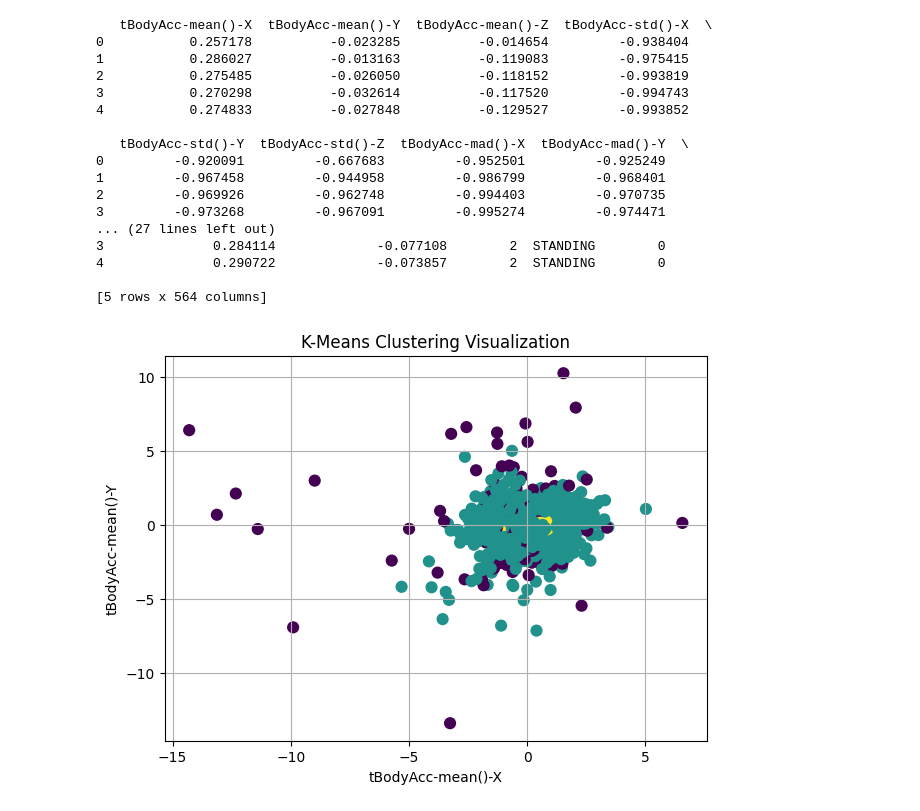
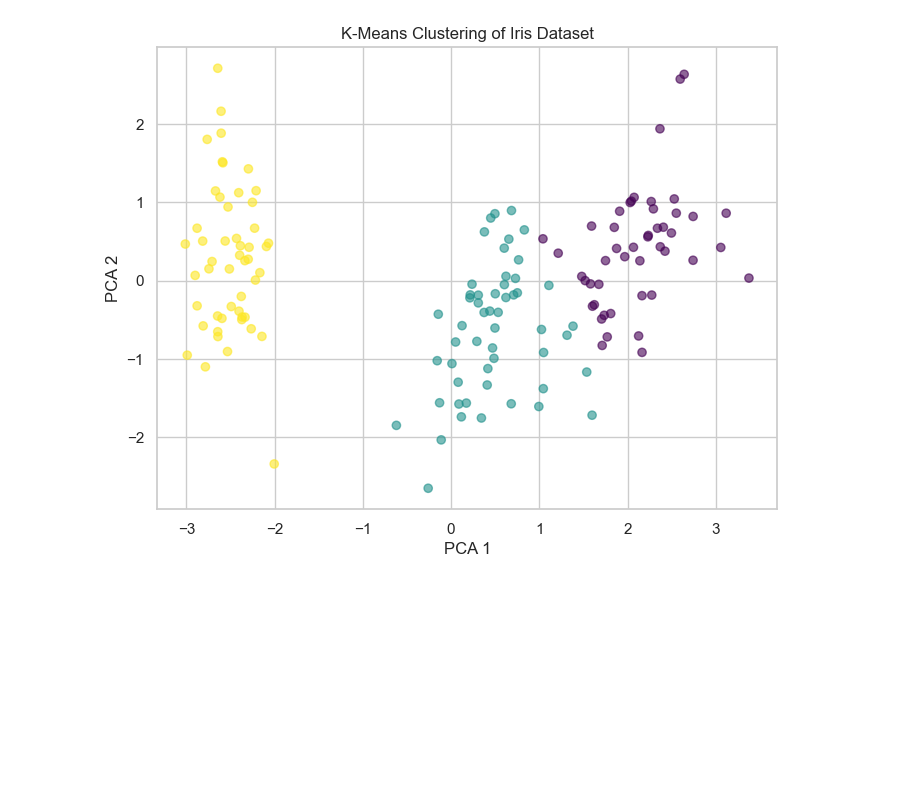
Before and after one commit to Dhriti1209/Machine-Learning-, a Jupyter notebook: kmeans.ipynb, the cells around one changed output. Cells and saved outputs as stored; diff of their text form; code cells hidden in the pictures; blank space fills up the shorter version.

```diff
--- a/kmeans.ipynb
+++ b/kmeans.ipynb
@@ -50,34 +72,12 @@ plt.show()
 # %%
-kmeans = KMeans(n_clusters=3, random_state=42)
-data['Cluster'] = kmeans.fit_predict(scaled_data)
+pca = PCA(n_components=2)
+data_pca = pca.fit_transform(data_scaled)
 
-print(data.head())
+plt.figure(figsize=(8,6))
+plt.scatter(data_pca[:,0], data_pca[:,1], c=clusters, cmap='viridis', alpha=0.6)
+plt.title('K-Means Clustering of Iris Dataset')
+plt.xlabel('PCA 1')
+plt.ylabel('PCA 2')
+plt.show()
 # %% [output]
-   tBodyAcc-mean()-X  tBodyAcc-mean()-Y  tBodyAcc-mean()-Z  tBodyAcc-std()-X  \
-0           0.257178          -0.023285          -0.014654         -0.938404
-1           0.286027          -0.013163          -0.119083         -0.975415
-2           0.275485          -0.026050          -0.118152         -0.993819
-3           0.270298          -0.032614          -0.117520         -0.994743
-4           0.274833          -0.027848          -0.129527         -0.993852
-
-   tBodyAcc-std()-Y  tBodyAcc-std()-Z  tBodyAcc-mad()-X  tBodyAcc-mad()-Y  \
-0         -0.920091         -0.667683         -0.952501         -0.925249
-1         -0.967458         -0.944958         -0.986799         -0.968401
-2         -0.969926         -0.962748         -0.994403         -0.970735
-3         -0.973268         -0.967091         -0.995274         -0.974471
-... (27 lines left out)
-3              0.284114             -0.077108        2  STANDING        0
-4              0.290722             -0.073857        2  STANDING        0
-
-[5 rows x 564 columns]
+[figure, added]
-# %%
-plt.figure(figsize=(7,5))
-plt.scatter(scaled_data[:, 0], scaled_data[:, 1],
-            c=data['Cluster'], s=60, cmap='viridis')
-plt.title("K-Means Clustering Visualization")
-plt.xlabel(df.columns[0])
-plt.ylabel(df.columns[1])
-plt.grid(True)
-plt.show()
-# %% [output]
-[figure, removed]
```
Also changed, not shown: parts of 6 cells of this notebook.
